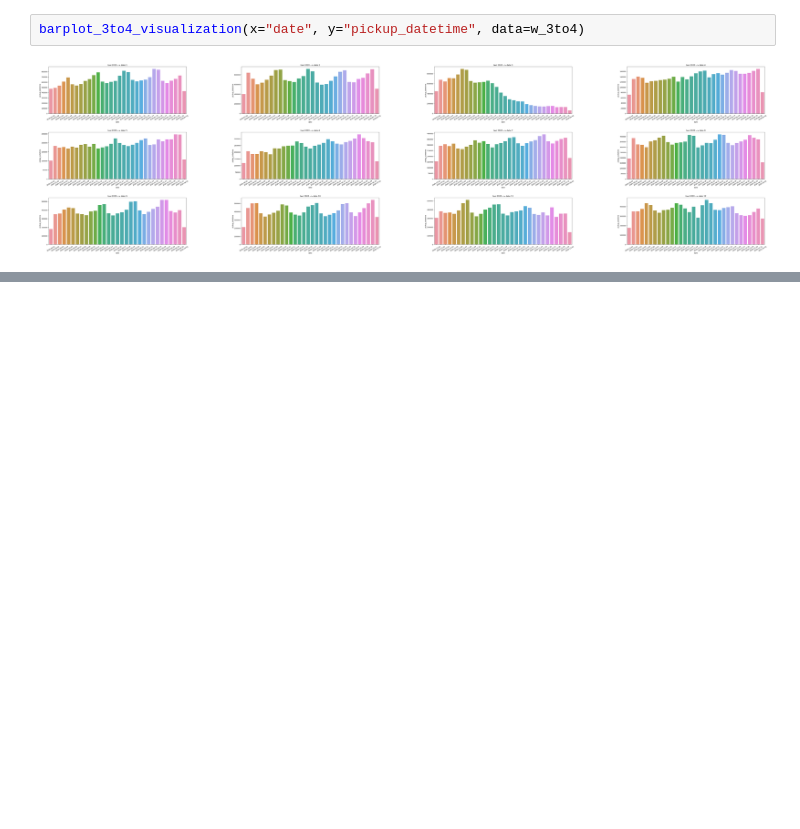
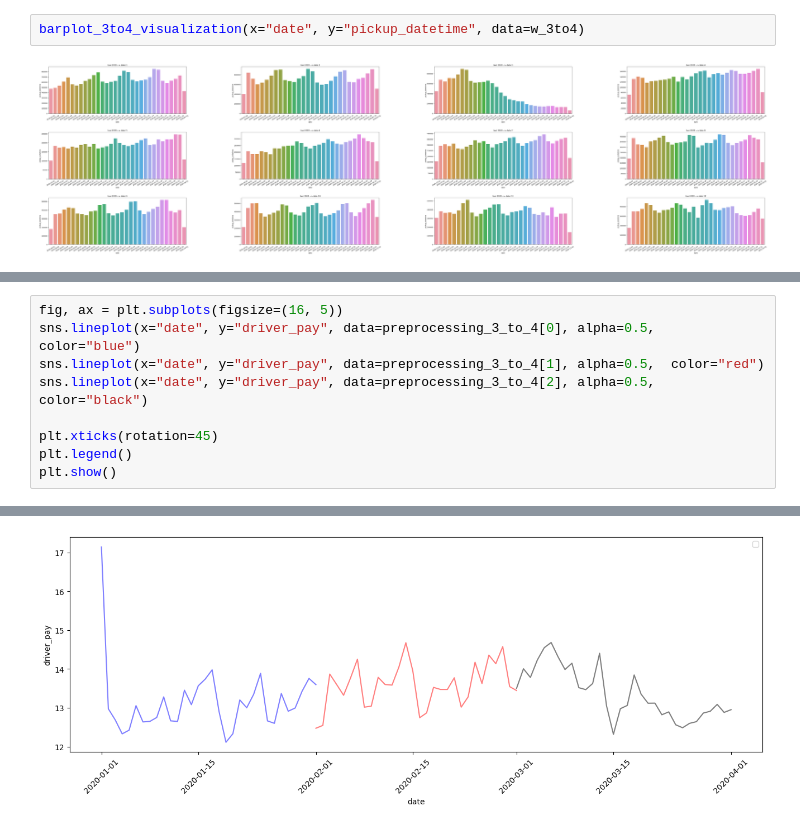
Before and after one commit to limhaneul12/SparkKafkaDistribute, a Jupyter notebook: sparkAnaliysis/spark_ml_taxi.ipynb, the cells around one changed output, grey strips where cells are left out. Cells and saved outputs as stored; diff of their text form; blank space fills up the shorter version.

```diff
--- a/sparkAnaliysis/spark_ml_taxi.ipynb
+++ b/sparkAnaliysis/spark_ml_taxi.ipynb
@@ -95,0 +172,10 @@ WARNING:matplotlib.legend:No artists with labels found to put in legend.  Note t
+# %%
+fig, ax = plt.subplots(figsize=(16, 5))
+sns.lineplot(x="date", y="driver_pay", data=preprocessing_3_to_4[0], alpha=0.5,  color="blue")
+sns.lineplot(x="date", y="driver_pay", data=preprocessing_3_to_4[1], alpha=0.5,  color="red")
+sns.lineplot(x="date", y="driver_pay", data=preprocessing_3_to_4[2], alpha=0.5,  color="black")
+
+plt.xticks(rotation=45)
+plt.legend()
+plt.show()
+# %% [output]
@@ -95,0 +183 @@ WARNING:matplotlib.legend:No artists with labels found to put in legend.  Note t
+[figure, added]
```
Also changed, not shown: parts of 8 cells of this notebook.
